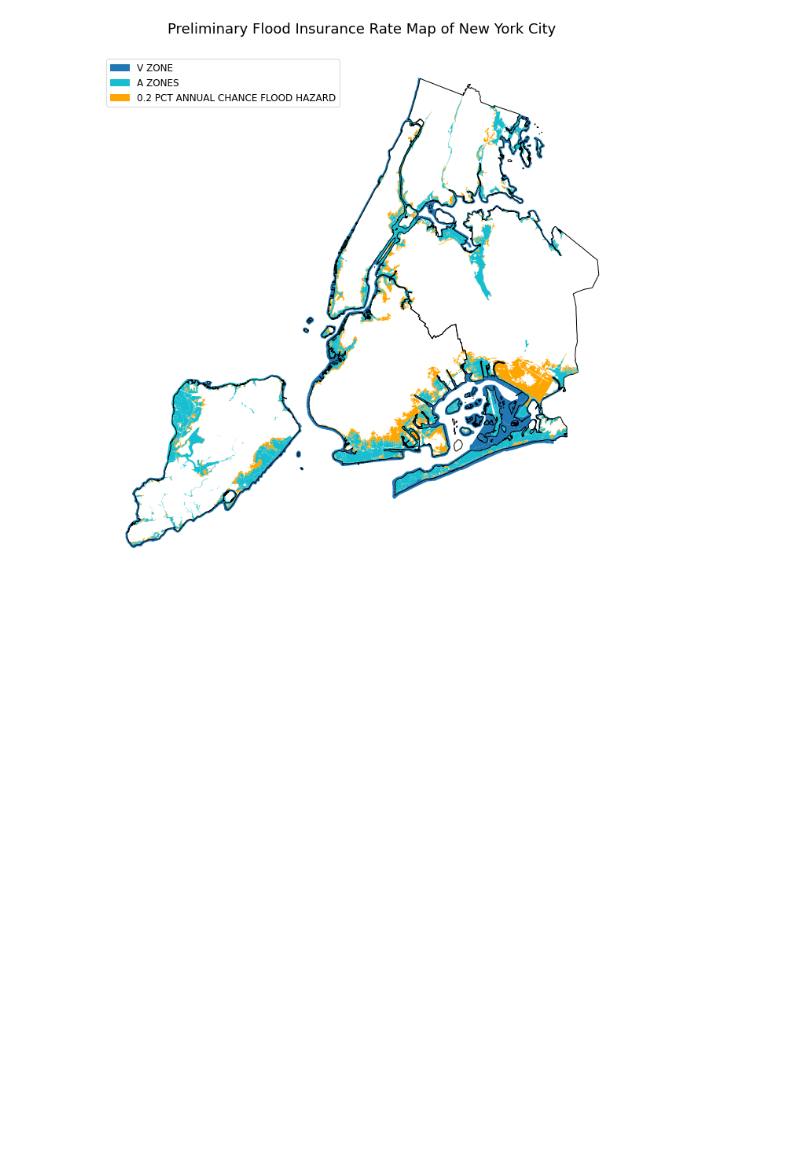
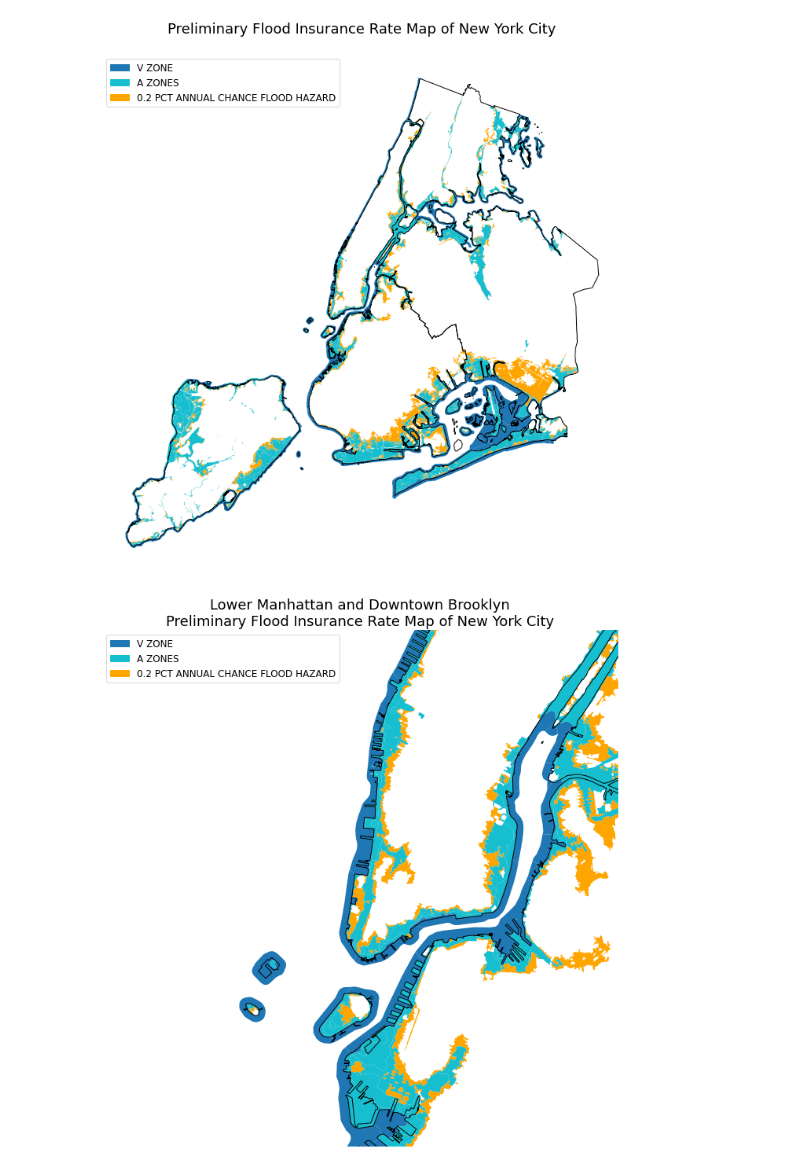
Before and after one commit to mebauer/nyc-floodzone-analysis, a Jupyter notebook: exploratory-analysis.ipynb, the cells around one changed output. Cells and saved outputs as stored; diff of their text form; code cells hidden in the pictures; blank space fills up the shorter version.

Commit message:
add map of lower manhattan and downtown brooklyn to README

```diff
--- a/exploratory-analysis.ipynb
+++ b/exploratory-analysis.ipynb
@@ -799,2 +799,49 @@ plt.savefig('figures/pfirm-zones.png', bbox_inches='tight', dpi=300)
 # %% [output]
 [figure]
+# %%
+fig, ax = plt.subplots(figsize=(10, 10))
+
+(pfirm_gdf
+ .loc[pfirm_gdf['FLD_ZONE'].isin(['VE'])]
+ .plot(color='tab:blue', ax=ax, zorder=2)
+)
+
+(pfirm_gdf
+ .loc[pfirm_gdf['FLD_ZONE'].isin(['AE', 'A', 'AO'])]
+ .plot(color='tab:cyan', ax=ax, zorder=1)
+)
+
+(pfirm_gdf
+ .loc[pfirm_gdf['FLD_ZONE'].isin(['0.2 PCT ANNUAL CHANCE FLOOD HAZARD'])]
+ .plot(color='orange', ax=ax, zorder=0)
+)
+
+borough_gdf.plot(
+    ax=ax,
+    facecolor='none',
+    edgecolor='black',
+    zorder=3
+)
+
+v_patch = mpatches.Patch(color='tab:blue', label='V ZONE')
+a_patch = mpatches.Patch(color='tab:cyan', label='A ZONES')
+patch = mpatches.Patch(color='orange', label='0.2 PCT ANNUAL CHANCE FLOOD HAZARD')
+
+plt.legend(
+    handles=[v_patch, a_patch, patch],
+    fontsize='large',
+    title_fontsize='large',
+    loc=2
+)
+
+plt.xlim(960000, 1000000)
+plt.ylim(180000, 220000)
+plt.axis('off')
+
+plt.title('Lower Manhattan and Downtown Brooklyn\n\
+Preliminary Flood Insurance Rate Map of New York City', fontsize=18)
+plt.tight_layout()
+
+plt.savefig('figures/manhattan-brooklyn-map.png', bbox_inches='tight', dpi=250)
+# %% [output]
+[figure, added]
```
Also changed, not shown: parts of 3 cells of this notebook, 5 other files.
